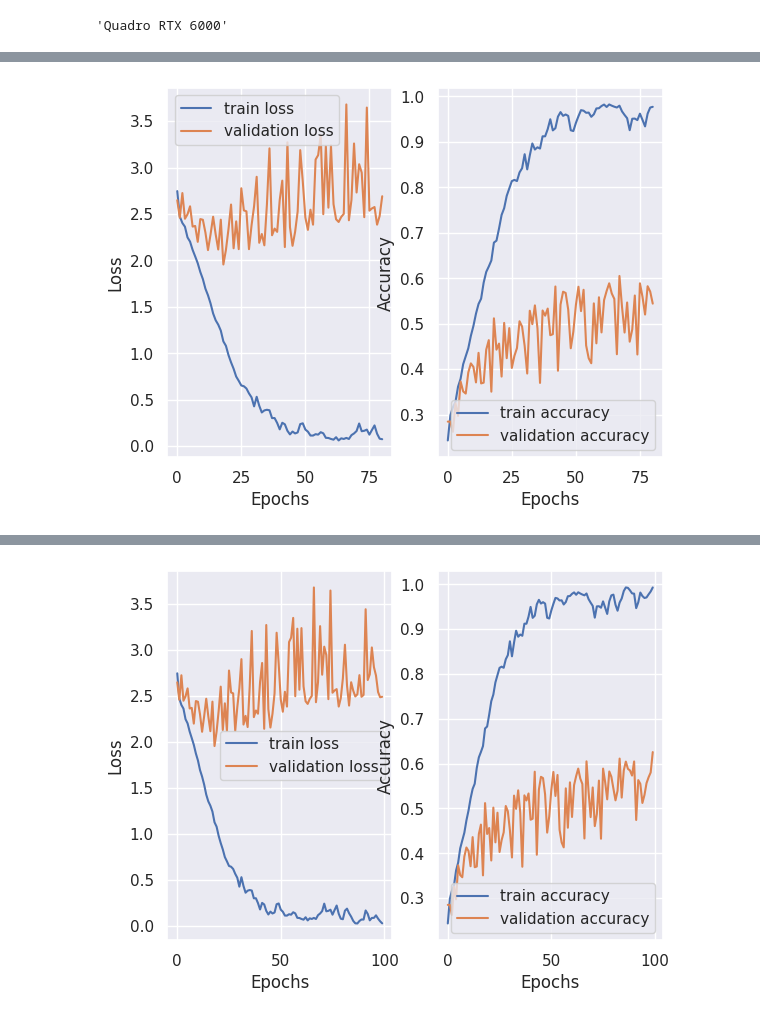
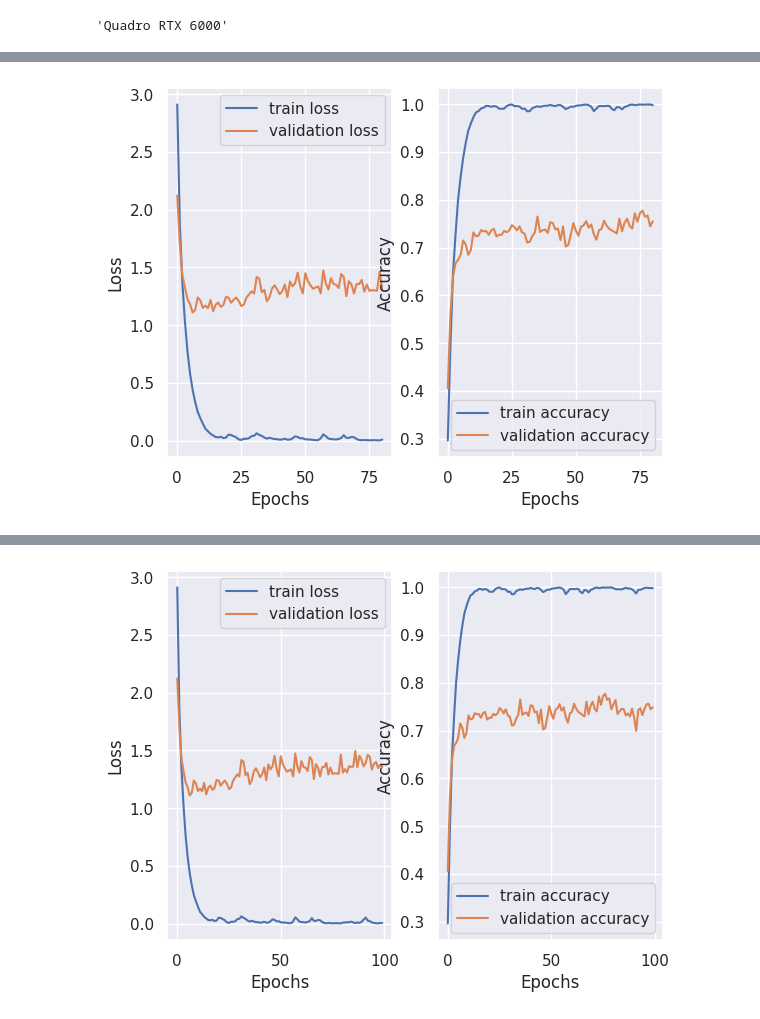
Before and after one commit to aykborstelmann/nir-coloring, a Jupyter notebook: nircoloring/evaluation/classification-score.ipynb, the cells around one changed output, grey strips where cells are left out. Cells and saved outputs as stored; diff of their text form; code cells hidden in the pictures.

```diff
--- a/nircoloring/evaluation/classification-score.ipynb
+++ b/nircoloring/evaluation/classification-score.ipynb
@@ -302,7 +302,7 @@ def accuracy(outputs, target: torch.Tensor):
 # %%
 def train_resnet(train_dataset, val_dataset, lr):
     torch.random.manual_seed(0)
-    net = resnet50()
+    net = resnet50(weights=ResNet50_Weights.IMAGENET1K_V2)
 
     net.fc = nn.Sequential(
         nn.Linear(in_features=net.fc.in_features, out_features=len(TOP_INDICES)),
@@ -311,7 +311,7 @@ def train_resnet(train_dataset, val_dataset, lr):
 
     epochs = 100
     batch_size = 128
-    optimizer = torch.optim.Adam(net.parameters(), lr=lr)
+    optimizer = torch.optim.Adam(filter(lambda p: p.requires_grad, net.parameters()), lr=lr)
     criterion = nn.CrossEntropyLoss()
 
     train_loader = DataLoader(
@@ -465,3 +424,3 @@ Val Loss: 2.6071, Acc: 0.5923549234867096
 # %%
-cycle_gan_net_freezed, _ = train_resnet_freezed(train_dataset_cycle_gan, val_dataset_cycle_gan, 1e-4)
+cycle_gan_net, _ = train_resnet(train_dataset_cycle_gan, val_dataset_cycle_gan, 1e-4)
 # %% [output]
@@ -539 +498 @@ Val Loss: 2.6904, Acc: 0.5440848246216774
-[figure, old version]
+[figure, new version]
@@ -557,2 +516,2 @@ Val Loss: 2.4909, Acc: 0.6255580484867096
-[figure, old version]
+[figure, new version]
 # %%
```
Also changed, not shown: parts of 9 cells of this notebook.
